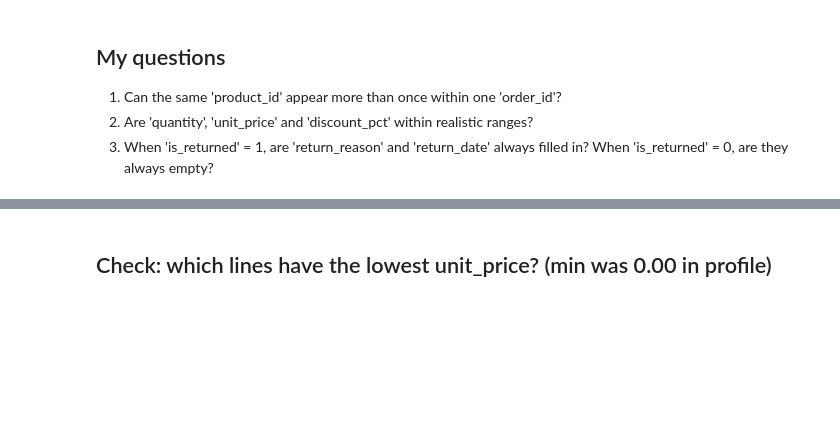
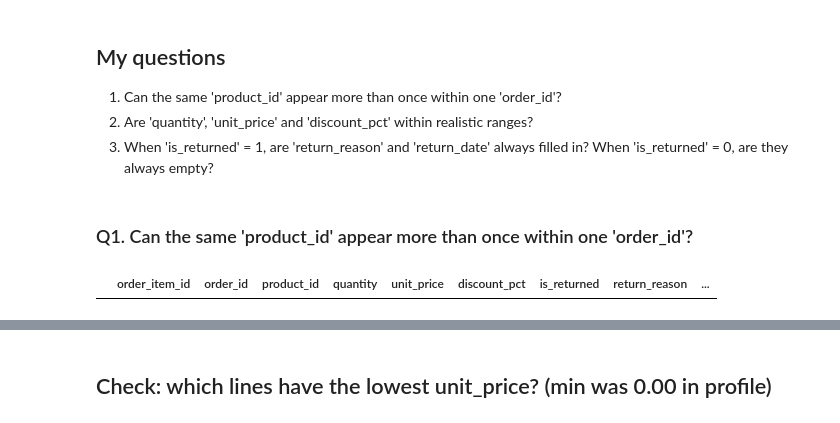
Before and after one commit to egidijus-zilis/ecommerce-analysis, a Jupyter notebook: notebooks/01_profiling.ipynb, the cells around one changed output, grey strips where cells are left out. Saved outputs shown, nothing was run; the diff lists cells and outputs as text; code cells hidden in the pictures; blank space fills up the shorter version.

```diff
--- a/notebooks/01_profiling.ipynb
+++ b/notebooks/01_profiling.ipynb
@@ -618,3 +618,10 @@ How many fully duplicated rows? 0
 1. Can the same 'product_id' appear more than once within one 'order_id'?
 2. Are 'quantity', 'unit_price' and 'discount_pct' within realistic ranges?
 3. When 'is_returned' = 1, are 'return_reason' and 'return_date' always filled in? When 'is_returned' = 0, are they always empty?
+# %% [markdown]
+### Q1. Can the same 'product_id' appear more than once within one 'order_id'?
+# %%
+repeating_products = order_items[order_items.duplicated(subset = ["product_id", "order_id"], keep = False)].sort_values(by = ["product_id", "order_id"])
+display(repeating_products)
+# %% [output]
+|  | order_item_id | order_id | product_id | quantity | unit_price | discount_pct | is_returned | return_reason | ... |
```
Also changed, not shown: parts of 17 cells of this notebook.
